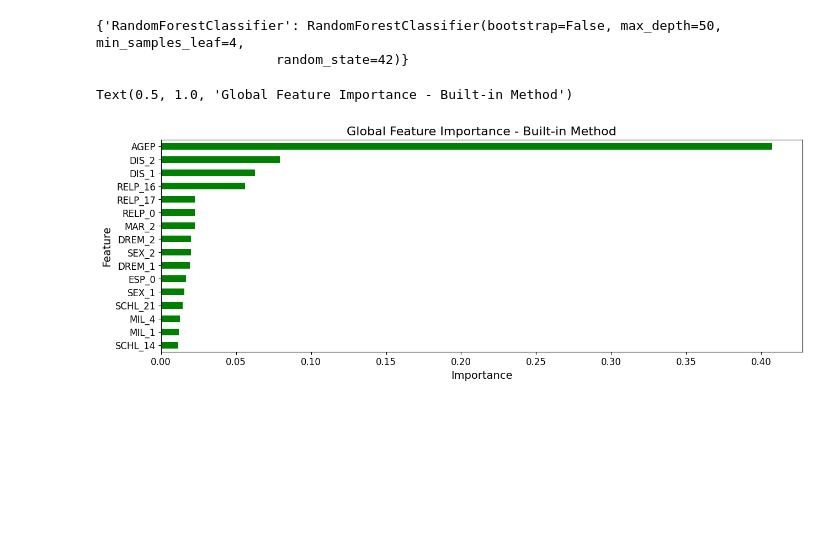
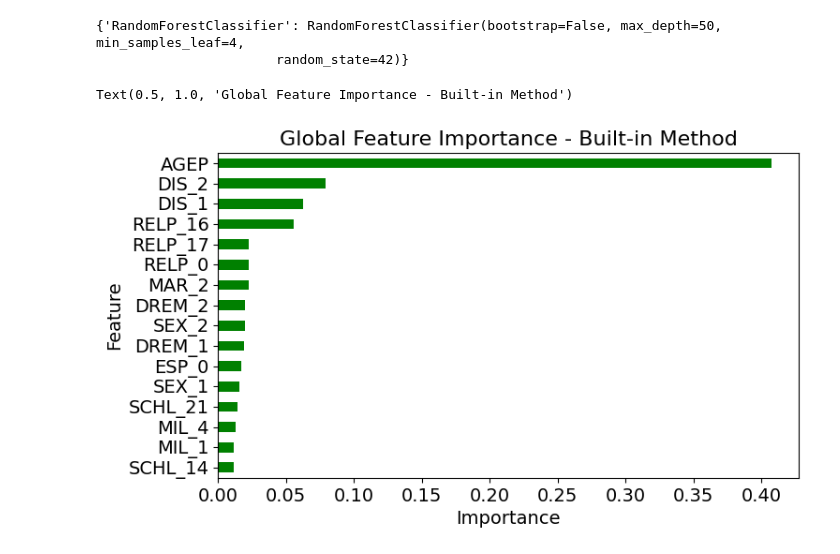
Before and after one commit to FalaahArifKhan/data-cleaning-stability, a Jupyter notebook: notebooks/EDA/ACS_Employment_CA_2018.ipynb, the cells around one changed output. Saved outputs shown, nothing was run; the diff lists cells and outputs as text; code cells hidden in the pictures; blank space fills up the shorter version.

```diff
--- a/notebooks/EDA/ACS_Employment_CA_2018.ipynb
+++ b/notebooks/EDA/ACS_Employment_CA_2018.ipynb
@@ -279,14 +292,14 @@ rf = rf.fit(base_flow_dataset.X_train_val, base_flow_dataset.y_train_val)
 # %%
 global_importances = pd.Series(rf.feature_importances_, index=base_flow_dataset.X_train_val.columns)
 global_importances = global_importances[global_importances > 0.01]
 global_importances.sort_values(ascending=True, inplace=True)
-global_importances.plot.barh(color='green')
+global_importances.plot.barh(color='green', figsize=(8, 4.5))
 
 plt.xlabel("Importance", fontsize=14)
 plt.ylabel("Feature", fontsize=14)
-plt.xticks(fontsize=12)
-plt.yticks(fontsize=12)
+plt.xticks(fontsize=14)
+plt.yticks(fontsize=14)
 plt.title("Global Feature Importance - Built-in Method", fontsize=16)
 # %% [output]
 Text(0.5, 1.0, 'Global Feature Importance - Built-in Method')
-[figure, old version]
+[figure, new version]
```
Also changed, not shown: parts of 4 cells of this notebook, 3 other files.
